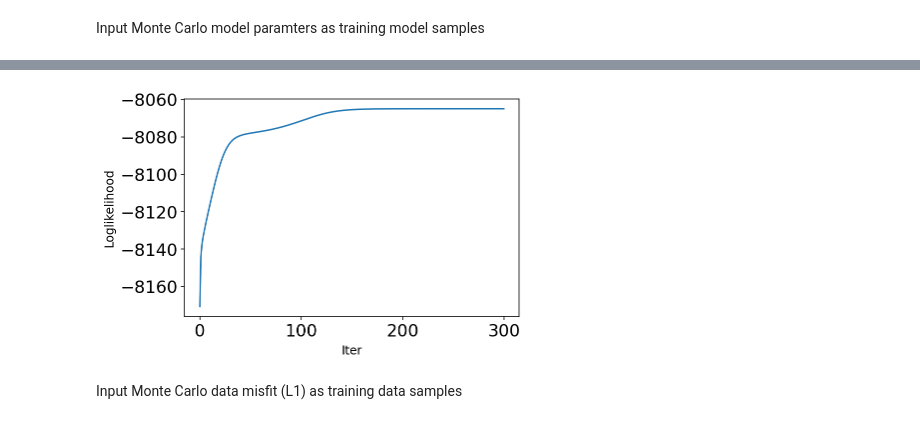
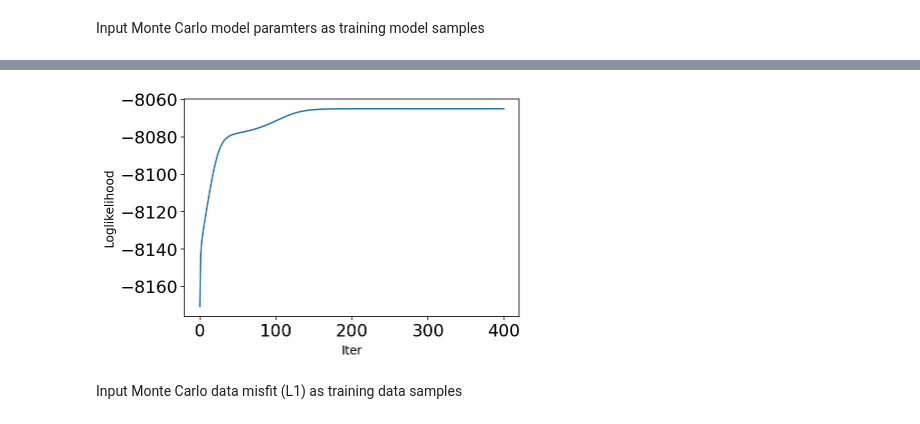
Before and after one commit to sdyinzhen/Model-Error-Quantification, a Jupyter notebook: SMC_for_Stochastic_Geophyical_Inversion.ipynb, the cells around one changed output, grey strips where cells are left out. Cells and saved outputs as stored; diff of their text form; code cells hidden in the pictures.

```diff
--- a/SMC_for_Stochastic_Geophyical_Inversion.ipynb
+++ b/SMC_for_Stochastic_Geophyical_Inversion.ipynb
@@ -225,5 +231,5 @@ theta_train_std = (theta_train-theta_train.mean(axis=0))/theta_train.std(axis=0)
 M, q = theta_train_std.shape[1], theta_train_std.shape[1]-1
 mppca_model_annrs = MPPCA_density_estimate_David(theta_train_std[:,:1],
                                                  theta_train_std[:,1:],
-                                                 M, q, niter=300)
+                                                 M, q, niter=400)
 # %% [output]
@@ -232,4 +238,4 @@ Log likelihood =  -8064.946613895992
-[figure, old version]
+[figure, new version]
 # %% [markdown]
 Input Monte Carlo data misfit (L1) as training data samples
 # %%
```
Also changed, not shown: parts of 22 cells of this notebook.
